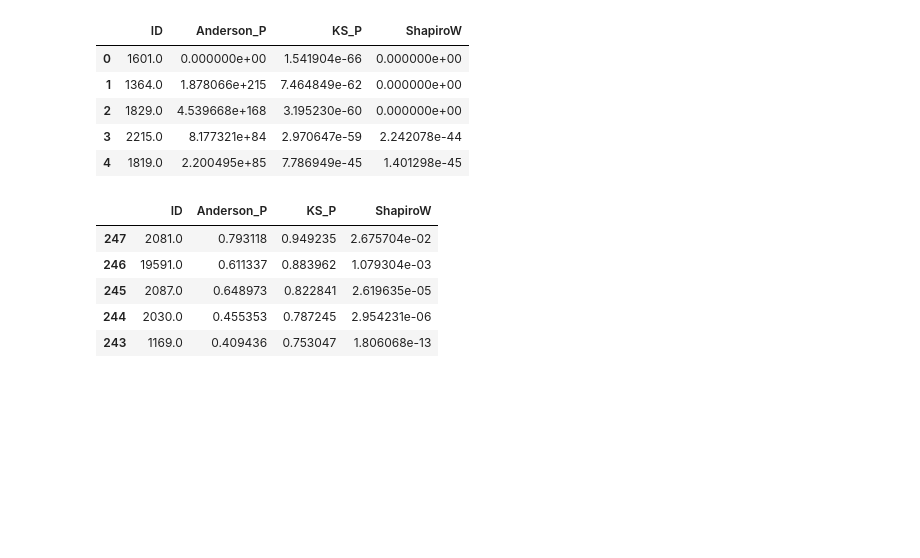
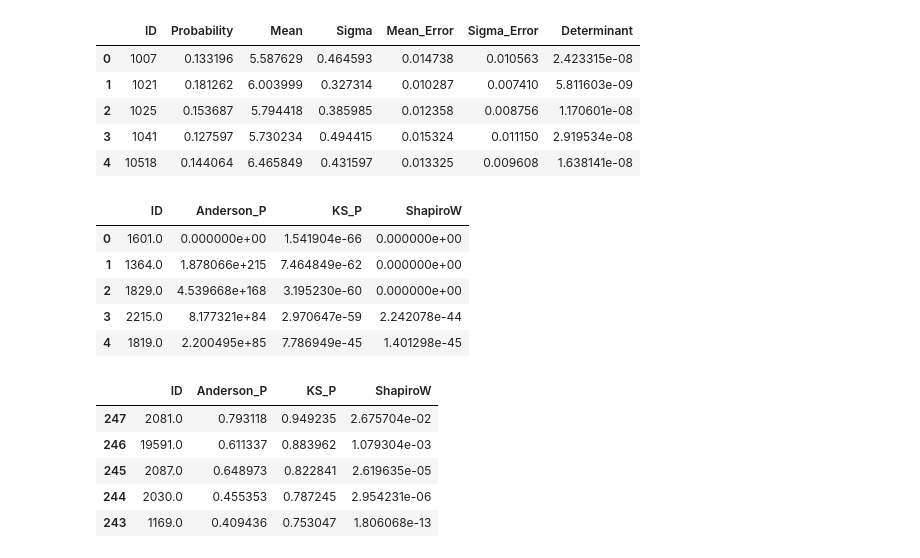
Before and after one commit to Naireen/StabilitySetImage, a Jupyter notebook: Analysis/Plotting_Distrbutions.ipynb, the cells around one changed output. Cells and saved outputs as stored; diff of their text form; code cells hidden in the pictures; blank space fills up the shorter version.

```diff
--- a/Analysis/Plotting_Distrbutions.ipynb
+++ b/Analysis/Plotting_Distrbutions.ipynb
@@ -31,3 +11,13 @@ def plot_random_hists( planet_systems,title=None):
+# %%
+info = pd.read_csv("../csvs/random/Gaussian_Fits_266.csv", index_col=0)
+info.head()
+# %% [output]
+|  | ID | Probability | Mean | Sigma | Mean_Error | Sigma_Error | Determinant |
+| 0 | 1007 | 0.133196 | 5.587629 | 0.464593 | 0.014738 | 0.010563 | 2.423315e-08 |
+| 1 | 1021 | 0.181262 | 6.003999 | 0.327314 | 0.010287 | 0.007410 | 5.811603e-09 |
+| 2 | 1025 | 0.153687 | 5.794418 | 0.385985 | 0.012358 | 0.008756 | 1.170601e-08 |
+| 3 | 1041 | 0.127597 | 5.730234 | 0.494415 | 0.015324 | 0.011150 | 2.919534e-08 |
+| 4 | 10518 | 0.144064 | 6.465849 | 0.431597 | 0.013325 | 0.009608 | 1.638141e-08 |
 # %%
 significance_scores = pd.read_csv("../csvs/random/significance_scores.csv")
 significance_scores.head()
```
Also changed, not shown: parts of 3 cells of this notebook, 6 other files.
